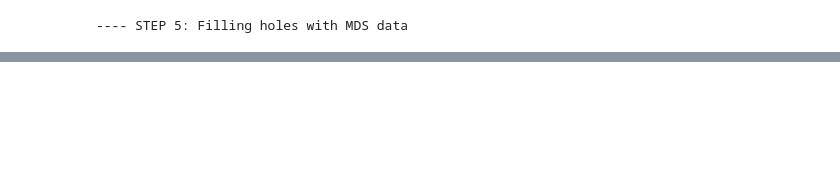
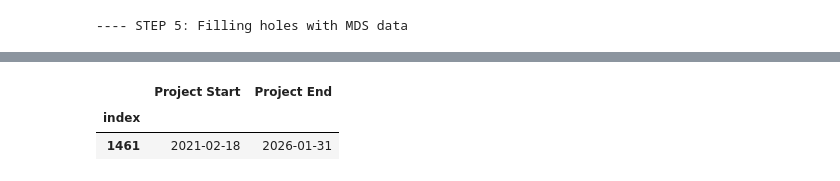
Before and after one commit to heal-data-stewards/metadata-sync, a Jupyter notebook: notebooks/UpdateMondayBoardFromMySQL.ipynb, the cells around one changed output, grey strips where cells are left out. Drawn from its saved outputs; the diff is of its cells as text; code cells hidden in the pictures; blank space fills up the shorter version.

```diff
--- a/notebooks/UpdateMondayBoardFromMySQL.ipynb
+++ b/notebooks/UpdateMondayBoardFromMySQL.ipynb
@@ -180,6 +189,12 @@ CTN             44
 Name: count, dtype: int64
 Setting empty cells to  '-' in the following colulmns:
 ['Activity Code', 'Administering IC', 'Award Type', 'Contact Email', 'Contact PI', 'Data Type', 'Institution(s)', 'NIH PO', 'NIH PO Email', 'PI(s)', 'Project #', 'Repo per Platform', 'Reporter Link',  ...
+# %%
+combined_data[combined_data.key=='HDP00108'][['Project Start', 'Project End']]
+# %% [output]
+|  | Project Start | Project End |
+| index |  |  |
+| 1461 | 2021-02-18 | 2026-01-31 |
 # %%
 logging.info("---- STEP 9: Final numbers and Export")
 monday_board_update.export_finaldata(input_dir, combined_data, mondayboard_missingin_lookup, monday_board)
```
Also changed, not shown: parts of 18 cells of this notebook.
